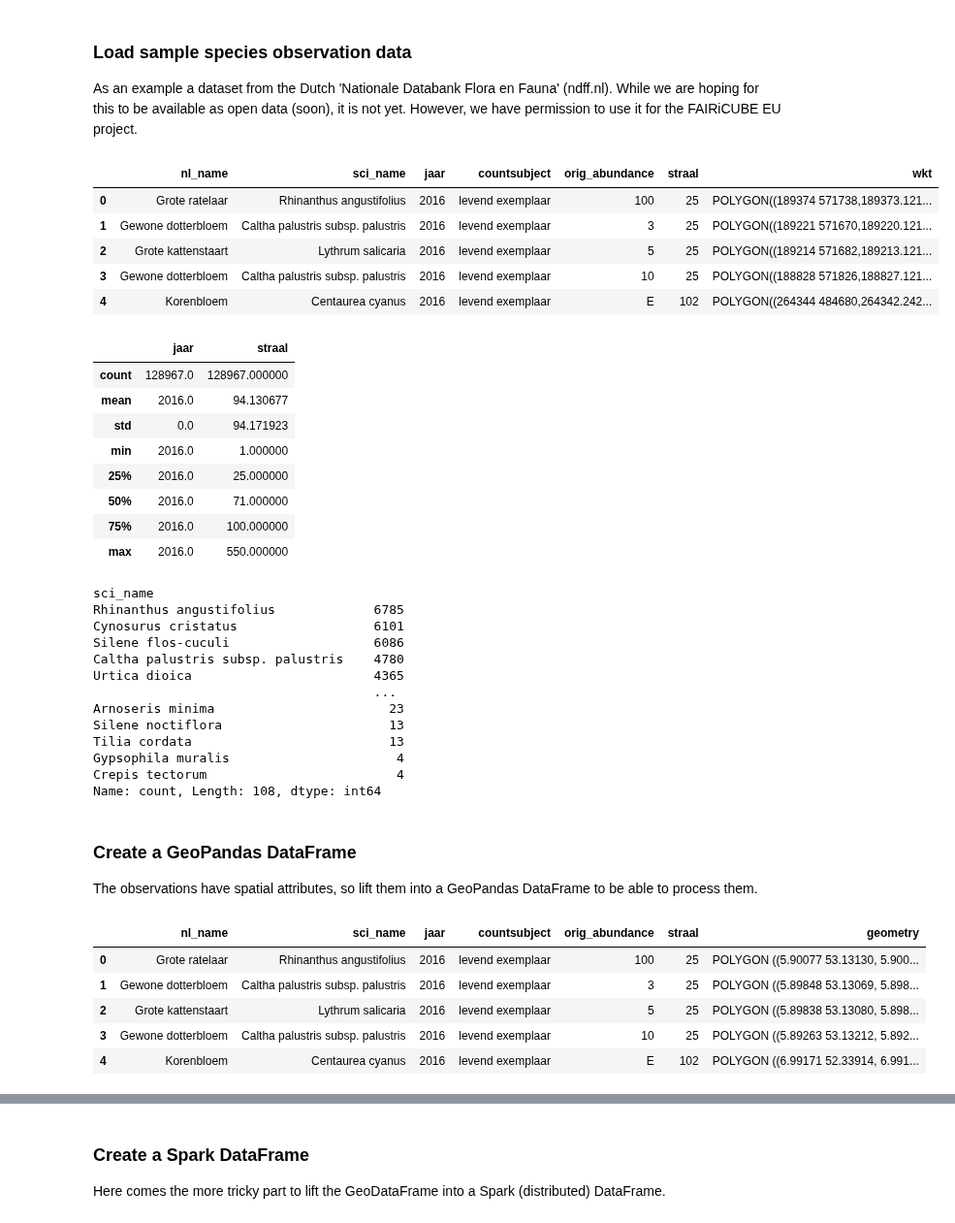
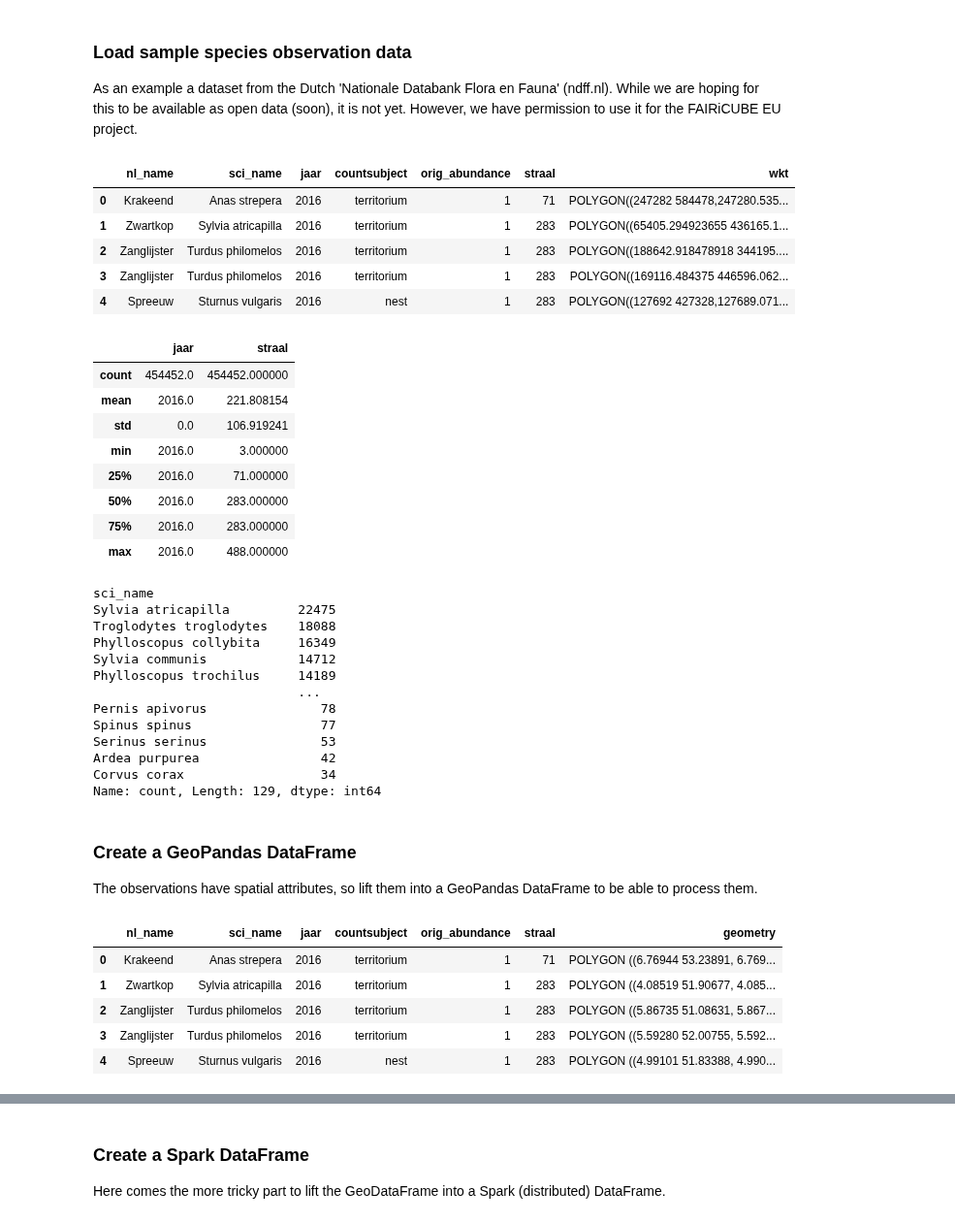
Before and after one commit to FAIRiCUBE/uc2-agriculture-biodiversity-nexus, a Jupyter notebook: species-occurences/notebooks/0.0-rkn-pyspark_geopandas_example.ipynb, the cells around one changed output, grey strips where cells are left out. Shown at 97% size. Cells and saved outputs as stored; diff of their text form; code cells hidden in the pictures.

```diff
--- a/species-occurences/notebooks/0.0-rkn-pyspark_geopandas_example.ipynb
+++ b/species-occurences/notebooks/0.0-rkn-pyspark_geopandas_example.ipynb
@@ -50,55 +56,62 @@ sc
 # %% [markdown]
 ### Load sample species observation data
 As an example a dataset from the Dutch 'Nationale Databank Flora en Fauna' (ndff.nl). While we are hoping for this to be available as open data (soon), it is not yet. However, we have permission to use it for the FAIRiCUBE EU project.
+# %%
+# the NDFF datafile to process
+species_filename = "../../../local/data/ndff/broedvogels_2016.csv"
+
+# the columns to drop right away
+always_drop_cols_from_source = None
 # %%
-species_df = pd.read_csv("../../../local/data/ndff/planten_2016.csv", header='infer', sep=';', on_bad_lines='warn')
+species_df = pd.read_csv(species_filename, header='infer', sep=';', on_bad_lines='warn')
 
 # remove not needed columns
-species_df.drop(columns=['obs_uri'], inplace=True)
+if always_drop_cols_from_source:
+    species_df.drop(columns=always_drop_cols_from_source, inplace=True)
 
 # remove the crs prefix from the wkt data
 species_df['wkt_excl_crs'] = species_df['wkt'].map(lambda x: x.split(';')[1], na_action='ignore')
 species_df.drop(columns=['wkt'], inplace=True)
 species_df.rename(columns={'wkt_excl_crs': 'wkt'}, inplace=True)
 
 species_df.head(5)
 # %% [output]
 |  | nl_name | sci_name | jaar | countsubject | orig_abundance | straal | wkt |
-| 0 | Grote ratelaar | Rhinanthus angustifolius | 2016 | levend exemplaar | 100 | 25 | POLYGON((189374 571738,189373.121... |
-| 1 | Gewone dotterbloem | Caltha palustris subsp. palustris | 2016 | levend exemplaar | 3 | 25 | POLYGON((189221 571670,189220.121... |
-| 2 | Grote kattenstaart | Lythrum salicaria | 2016 | levend exemplaar | 5 | 25 | POLYGON((189214 571682,189213.121... |
-| 3 | Gewone dotterbloem | Caltha palustris subsp. palustris | 2016 | levend exemplaar | 10 | 25 | POLYGON((188828 571826,188827.121... |
-| 4 | Korenbloem | Centaurea cyanus | 2016 | levend exemplaar | E | 102 | POLYGON((264344 484680,264342.242... |
+| 0 | Krakeend | Anas strepera | 2016 | territorium | 1 | 71 | POLYGON((247282 584478,247280.535... |
+| 1 | Zwartkop | Sylvia atricapilla | 2016 | territorium | 1 | 283 | POLYGON((65405.294923655 436165.1... |
+| 2 | Zanglijster | Turdus philomelos | 2016 | territorium | 1 | 283 | POLYGON((188642.918478918 344195.... |
+| 3 | Zanglijster | Turdus philomelos | 2016 | territorium | 1 | 283 | POLYGON((169116.484375 446596.062... |
+| 4 | Spreeuw | Sturnus vulgaris | 2016 | nest | 1 | 283 | POLYGON((127692 427328,127689.071... |
 # %%
 # get stats on the numerical data
 species_df.describe()
 # %% [output]
 |  | jaar | straal |
-| count | 128967.0 | 128967.000000 |
-| mean | 2016.0 | 94.130677 |
-| std | 0.0 | 94.171923 |
-| min | 2016.0 | 1.000000 |
-| 25% | 2016.0 | 25.000000 |
-| 50% | 2016.0 | 71.000000 |
-| 75% | 2016.0 | 100.000000 |
-| max | 2016.0 | 550.000000 |
+| count | 454452.0 | 454452.000000 |
+| mean | 2016.0 | 221.808154 |
+| std | 0.0 | 106.919241 |
+| min | 2016.0 | 3.000000 |
+| 25% | 2016.0 | 71.000000 |
+| 50% | 2016.0 | 283.000000 |
+| 75% | 2016.0 | 283.000000 |
+| max | 2016.0 | 488.000000 |
 # %%
 # get stats on the species
 species_df['sci_name'].value_counts(sort=True, dropna=True)
 # %% [output]
 sci_name
-Rhinanthus angustifolius             6785
-Cynosurus cristatus                  6101
-Silene flos-cuculi                   6086
-Caltha palustris subsp. palustris    4780
-Urtica dioica                        4365
-                                     ...
-Arnoseris minima                       23
-Silene noctiflora                      13
-Tilia cordata                          13
-Gypsophila muralis                      4
-Crepis tectorum                         4
-Name: count, Length: 108, dtype: int64
+Sylvia atricapilla         22475
+Troglodytes troglodytes    18088
+Phylloscopus collybita     16349
+Sylvia communis            14712
+Phylloscopus trochilus     14189
+                           ...
+Pernis apivorus               78
+Spinus spinus                 77
+Serinus serinus               53
+Ardea purpurea                42
+Corvus corax                  34
+Name: count, Length: 129, dtype: int64
 # %% [markdown]
 ### Create a GeoPandas DataFrame
 The observations have spatial attributes, so lift them into a GeoPandas DataFrame to be able to process them.
@@ -114,11 +127,11 @@ species_gdf.drop(columns=['wkt'], inplace=True)
 species_gdf.head(5)
 # %% [output]
 |  | nl_name | sci_name | jaar | countsubject | orig_abundance | straal | geometry |
-| 0 | Grote ratelaar | Rhinanthus angustifolius | 2016 | levend exemplaar | 100 | 25 | POLYGON ((5.90077 53.13130, 5.900... |
-| 1 | Gewone dotterbloem | Caltha palustris subsp. palustris | 2016 | levend exemplaar | 3 | 25 | POLYGON ((5.89848 53.13069, 5.898... |
-| 2 | Grote kattenstaart | Lythrum salicaria | 2016 | levend exemplaar | 5 | 25 | POLYGON ((5.89838 53.13080, 5.898... |
-| 3 | Gewone dotterbloem | Caltha palustris subsp. palustris | 2016 | levend exemplaar | 10 | 25 | POLYGON ((5.89263 53.13212, 5.892... |
-| 4 | Korenbloem | Centaurea cyanus | 2016 | levend exemplaar | E | 102 | POLYGON ((6.99171 52.33914, 6.991... |
+| 0 | Krakeend | Anas strepera | 2016 | territorium | 1 | 71 | POLYGON ((6.76944 53.23891, 6.769... |
+| 1 | Zwartkop | Sylvia atricapilla | 2016 | territorium | 1 | 283 | POLYGON ((4.08519 51.90677, 4.085... |
+| 2 | Zanglijster | Turdus philomelos | 2016 | territorium | 1 | 283 | POLYGON ((5.86735 51.08631, 5.867... |
+| 3 | Zanglijster | Turdus philomelos | 2016 | territorium | 1 | 283 | POLYGON ((5.59280 52.00755, 5.592... |
+| 4 | Spreeuw | Sturnus vulgaris | 2016 | nest | 1 | 283 | POLYGON ((4.99101 51.83388, 4.990... |
 # %%
 # display a single sample observation
 sample_gdf = species_gdf[0:1]
```
Also changed, not shown: parts of 7 cells of this notebook, 1 other file.
